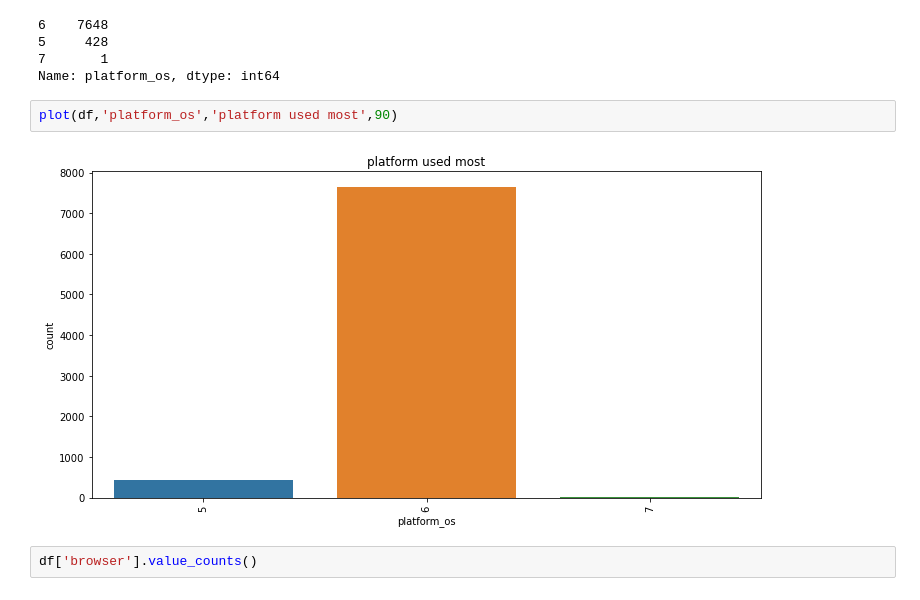
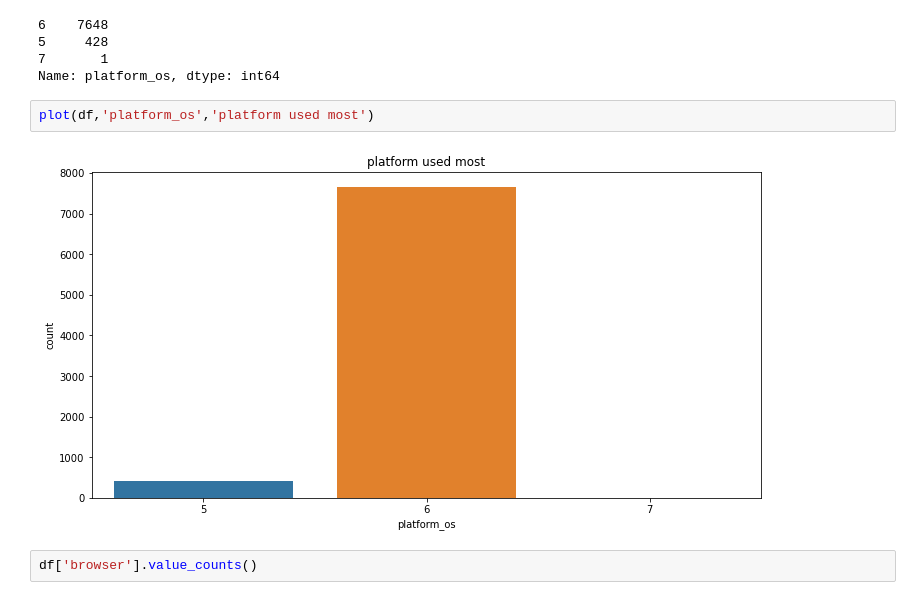
Before and after one commit to abu-bakarr/10_Academy_Week2_Group, a Jupyter notebook: Data understanding.ipynb, the cells around one changed output. Drawn from its saved outputs; the diff is of its cells as text.

```diff
--- a/Data understanding.ipynb
+++ b/Data understanding.ipynb
@@ -108,9 +108,9 @@ df['platform_os'].value_counts()
 7       1
 Name: platform_os, dtype: int64
 # %%
-plot(df,'platform_os','platform used most',90)
+plot(df,'platform_os','platform used most')
 # %% [output]
-[figure, old version]
+[figure, new version]
 # %%
 df['browser'].value_counts()
 # %% [output]
```
Also changed, not shown: parts of 6 cells of this notebook, 1 other file.
